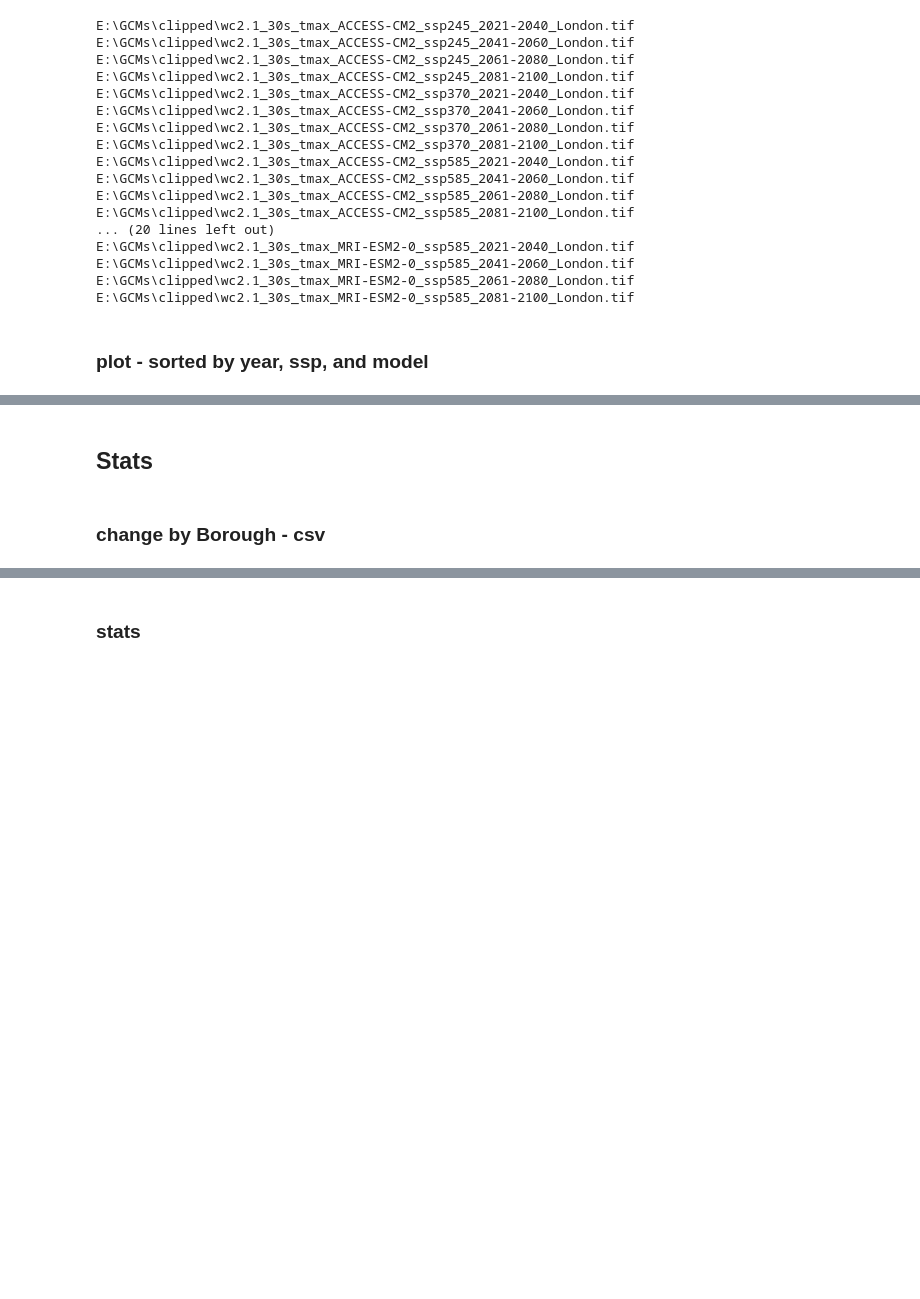
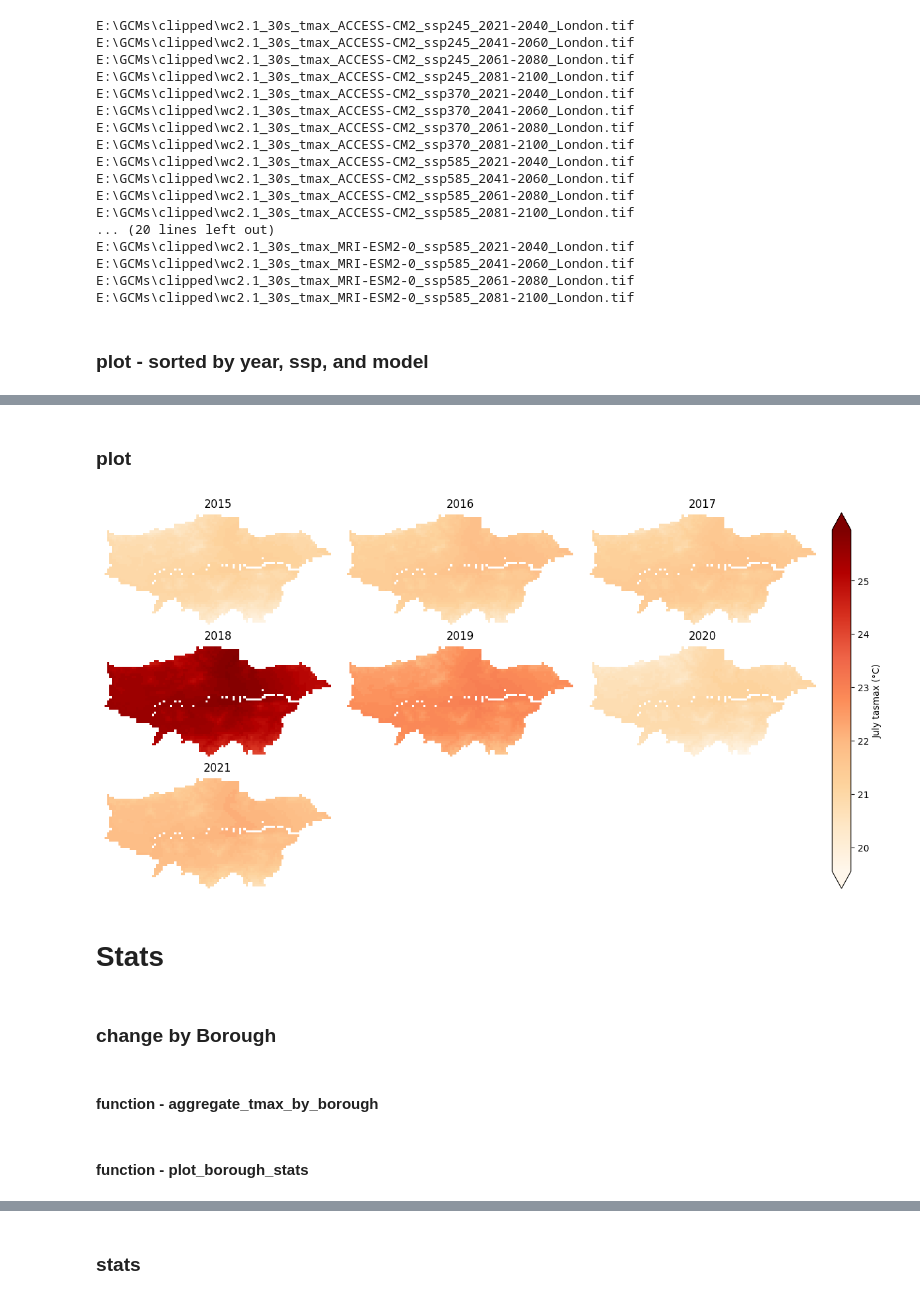
Before and after one commit to natcap/urban-cooling-health, a Jupyter notebook: code/gcm-data-clip-stats.ipynb, the cells around one changed output, grey strips where cells are left out. Saved outputs shown, nothing was run; the diff lists cells and outputs as text; code cells hidden in the pictures; blank space fills up the shorter version.

```diff
--- a/code/gcm-data-clip-stats.ipynb
+++ b/code/gcm-data-clip-stats.ipynb
@@ -959,0 +1131,16 @@ Saved: E:\GCMs\figures\july_all_models_sorted.png
+# %%
+dir_clipped_chelsa = out_chelsa
+
+# tifs = sorted([p for p in dir_clipped.rglob("*.tif")])
+## use the earlier defined function to list tifs at top level
+tifs = list_tifs(dir_clipped_chelsa)
+
+
+# keep only july from 2015 onwards
+tifs_chesla_july = [p for p in tifs
+                    if "_07" in p.name and int(p.stem.split("_")[3]) >= 2015
+                    ]
+
+# print each tif
+for t in tifs_chesla_july:
+    print(t)
@@ -960,7 +1155,60 @@ Saved: E:\GCMs\figures\july_all_models_sorted.png
+# %% [markdown]
+### plot
+# %%
+rasters_c = []
+years = []
+
+for p in tifs_chesla_july:
+    # 1) read and convert K → °C
+    with rasterio.open(p) as src:
+        arr = src.read(1).astype(float)
+        if src.nodata is not None:
+            arr = np.where(arr == src.nodata, np.nan, arr)
+        # CHELSA V2.1 temp decode:
+        arr_c = arr * 0.1 - 273.15
+        rasters_c.append(arr_c)
+
+    # 2) robust year parse
+    m = re.search(r"_07_(\d{4})_", p.name)
+    if m:
+        year = m.group(1)
+    else:
+        # fallback: grab the first 4-digit number in name
+        m2 = re.search(r"(\d{4})", p.stem)
+        year = m2.group(1) if m2 else "NA"
+    years.append(year)
+
+# common scale
+all_vals = np.concatenate([r.flatten() for r in rasters_c])
+all_vals = all_vals[~np.isnan(all_vals)]
+vmin, vmax = float(all_vals.min()), float(all_vals.max())
+
+n = len(rasters_c)
+ncols = 3
+nrows = math.ceil(n / ncols)
+
+fig, axes = plt.subplots(nrows, ncols, figsize=(4*ncols, 2*nrows), constrained_layout=True)
+axes = np.atleast_1d(axes).ravel()
+
+for ax, arr_c, yr in zip(axes, rasters_c, years):
+    im = ax.imshow(arr_c, vmin=vmin, vmax=vmax, cmap="OrRd")
+    ax.set_title(yr)
+    ax.set_axis_off()
+
+# turn off leftover axes
+for ax in axes[len(rasters_c):]:
+    ax.set_axis_off()
+
+cbar = plt.colorbar(im, ax=axes.tolist(), extend='both', fraction=0.03, pad=0.02)
+cbar.set_label("July tasmax (°C)")
+
+plt.show()
+# %% [output]
+[figure, added]
 # %% [markdown]
-## Stats
+# Stats
 # %% [markdown]
-### change by Borough - csv
+### change by Borough
 # %%
 # from rasterstats import zonal_stats
 
@@ -996,3 +1244,5 @@ Saved: E:\GCMs\figures\july_all_models_sorted.png
 # zonal_stats_csv_path = dir_ucm_out / "ucm_output_postprocess" / f"zonal_stats_temp_change_{suffix_change}.csv"
 # df_zonal.to_csv(zonal_stats_csv_path, index=False)
 # print(f"[OK] Zonal stats saved → {zonal_stats_csv_path}")
+# %% [markdown]
+#### function - aggregate_tmax_by_borough
@@ -998,0 +1357,2 @@ Saved: E:\GCMs\figures\july_all_models_sorted.png
+# %% [markdown]
+#### function - plot_borough_stats
```
Also changed, not shown: parts of 42 cells of this notebook.
